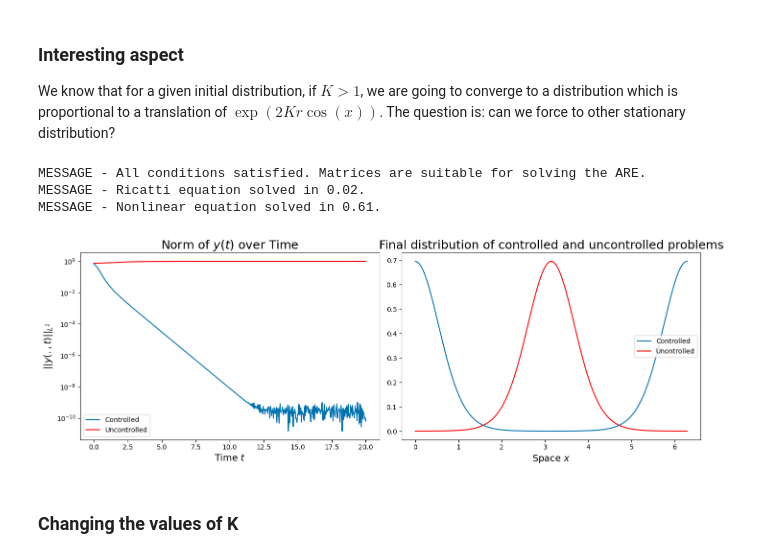
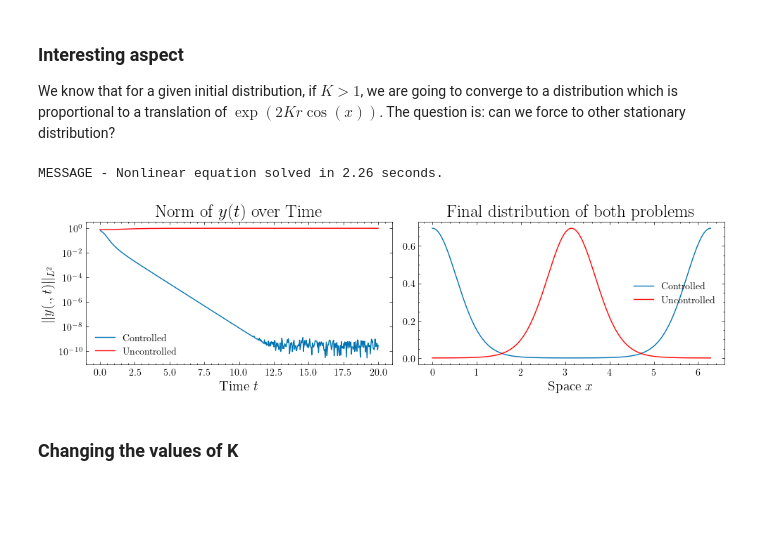
Before and after one commit to lucasmoschen/mckean-vlasov, a Jupyter notebook: codes/plotting.ipynb, the cells around one changed output. Drawn from its saved outputs; the diff is of its cells as text; code cells hidden in the pictures; blank space fills up the shorter version.

```diff
--- a/codes/plotting.ipynb
+++ b/codes/plotting.ipynb
@@ -307,0 +412,19 @@ MESSAGE - Nonlinear equation solved in 0.24.
+# %%
+K = 1.1
+solver = McKeanVlasovSolver(L=100, d=2*np.pi, G=G, alpha=[alpha1, alpha2, alpha3, alpha4],
+                            W=W(K=K), mu_0=mu_0_mixed, min_fourier_samples=2000, delta=-0.0001,
+                            grad_alpha=[nabla_alpha1, nabla_alpha2, nabla_alpha3, nabla_alpha4],
+                            state_weight=1000, sigma=0.5)
+solver = McKeanVlasovSolver(L=100, d=2*np.pi, G=G, alpha=[alpha1, alpha2, alpha3, alpha4],
+                            W=W(K=K), mu_0=mu_0_mixed, min_fourier_samples=2000, delta=-0.0001,
+                            grad_alpha=[nabla_alpha1, nabla_alpha2, nabla_alpha3, nabla_alpha4],
+                            state_weight=1000, sigma=0.5,
+                            final_distribution=solver.fourier.project_function(desired_distribution(K=K)))
+
+linear_operator = -(solver.L_G + solver.K + solver.sigma * solver.D)
+
+linear_operator = -(solver.L_G + solver.K + solver.sigma * solver.D)
+M = compute_M(desired_distribution(K=K), d=solver.d, L=solver.L, N=50000)
+linear_operator_symmetric = compute_L_H_minus1(M, linear_operator)
+eigenvalues, eigenvectors = eig(linear_operator_symmetric)
+eigenvalues_real_part = np.sort(np.real(eigenvalues))
@@ -308,12 +439,2 @@ MESSAGE - Nonlinear equation solved in 0.24.
 # %% [markdown]
 For $K=5$, the situation is different. There is the presence of a second stationary distribution and the uniform one turns out to be unstable. Let's see what is means to linearise around the **unstable** steady state.
-# %%
-G = lambda x: np.zeros_like(x)
-W = lambda x: -5*np.cos(x)
-
-solver = McKeanVlasovSolver(L=20, d=2*np.pi, G=G, alpha=[alpha1, alpha2, alpha3, alpha4],
-                            W=W, mu_0=mu_0_mixed, min_fourier_samples=2000, delta=-0.0001,
-                            grad_alpha=[nabla_alpha1, nabla_alpha2, nabla_alpha3, nabla_alpha4],
-                            state_weight=1000, sigma=0.5)
-
-plotter = McKeanVlasovPlotter(solver)
@@ -354,56 +517,52 @@ MESSAGE - Nonlinear equation solved in 0.23.
 We know that for a given initial distribution, if $K > 1$, we are going to converge to a distribution which is proportional to a translation of $\exp(2Kr\cos(x))$. The question is: can we force to other stationary distribution?
 # %%
 K = 2
-r = unique_r(K)
-x = np.linspace(0, 2*np.pi, 1000)
-Z = np.trapezoid(np.exp(2*K*r*np.cos(x)), x)
-desired_distribution = lambda x, alpha=0.0: np.exp(2*K*r*np.cos(x-alpha)) / Z
-a = solver._project_Fourier_basis_FFT(func=desired_distribution)
+desired_distribution_alpha = lambda K: lambda x, alpha=0.0: np.exp(2*K*unique_r(K)*np.cos(x-alpha)) / Z(K)
+a = solver.fourier.project_function(func=desired_distribution_alpha(K=K))
 # %%
 G = lambda x: np.zeros_like(x)
 W = lambda x: -K*np.cos(x)
 
 initial_distribution = lambda x: mu_0_mixed(x, a1=2.0, b1=2.0, a2=2.0, b2=2.0)
 
-solver = McKeanVlasovSolver(L=20, d=2*np.pi, G=G, alpha=[alpha1, alpha2, alpha3, alpha4],
+solver = McKeanVlasovSolver(L=30, d=2*np.pi, G=G, alpha=[alpha1, alpha2, alpha3, alpha4],
                             W=W, mu_0=initial_distribution, min_fourier_samples=2000, delta=-0.0001,
                             grad_alpha=[nabla_alpha1, nabla_alpha2, nabla_alpha3, nabla_alpha4],
                             state_weight=1000, sigma=0.5, final_distribution=a)
 # %%
 solution = solver.solve_control_problem(t_span=(0, 20.0), t_eval=np.linspace(0, 20.0, 500))
 solution_uncontrolled = solver.nonlinear_uncontrolled_solver_y(t_span=(0, 20.0), t_eval=np.linspace(0, 20.0, 500))
 
 t_points = solution.t
 control = np.array([-np.real(solver.B.conj().T @ solver.Pi @ solution.y[:, i]) for i in range(len(t_points))]).T
 
 y_norm = np.linalg.norm(solution.y, axis=0)
 y_norm2 = np.linalg.norm(solution_uncontrolled.y, axis=0)
 
 # Creating the subplot figure
-_, (ax1, ax2) = plt.subplots(1, 2, figsize=(14, 5))
+_, (ax1, ax2) = plt.subplots(1, 2, figsize=(10, 3))
 
 # Plotting ||y(., t)||_{L^2} over time
 ax1.plot(t_points, y_norm, color="#0072B2", label="Controlled")
 ax1.plot(t_points, y_norm2, color="red", label="Uncontrolled")
 ax1.set_xlabel('Time $t$', fontsize=14)
 ax1.set_ylabel('$||y(., t)||_{L^2}$', fontsize=14)
 ax1.set_title('Norm of $y(t)$ over Time', fontsize=18)
 ax1.set_yscale("log")
 ax1.legend()
 
 ax2.plot(x, solver.reconstruction(solution.y[:,-1] + a, x), label="Controlled", color="#0072B2")
-ax2.plot(x, solver.reconstruction(solution_uncontrolled.y[:,-1] + a, x), label="Unontrolled", color="red")
+ax2.plot(x, solver.reconstruction(solution_uncontrolled.y[:,-1] + a, x), label="Uncontrolled", color="red")
 ax2.set_xlabel('Space $x$', fontsize=14)
-ax2.set_title('Final distribution of controlled and uncontrolled problems', fontsize=18)
+ax2.set_title('Final distribution of both problems', fontsize=18)
 ax2.legend()
 
+plt.savefig("../images/kuramoto_example_changing_mode.pdf", bbox_inches="tight")
 plt.tight_layout()
 plt.show()
 # %% [output]
-MESSAGE - All conditions satisfied. Matrices are suitable for solving the ARE.
-MESSAGE - Ricatti equation solved in 0.02.
-MESSAGE - Nonlinear equation solved in 0.61.
+MESSAGE - Nonlinear equation solved in 2.26 seconds.
-[figure, old version]
+[figure, new version]
 # %% [markdown]
 ### Changing the values of K
 # %%
```
Also changed, not shown: parts of 70 cells of this notebook, 6 other files.
